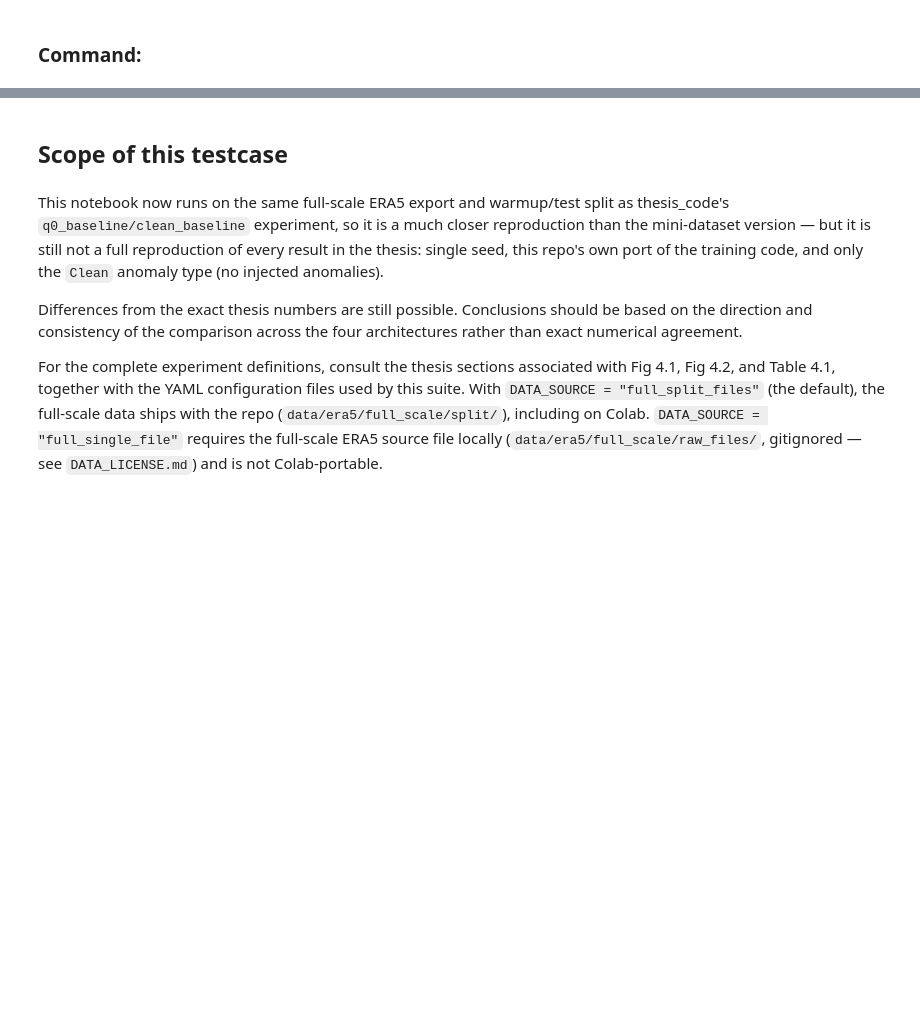
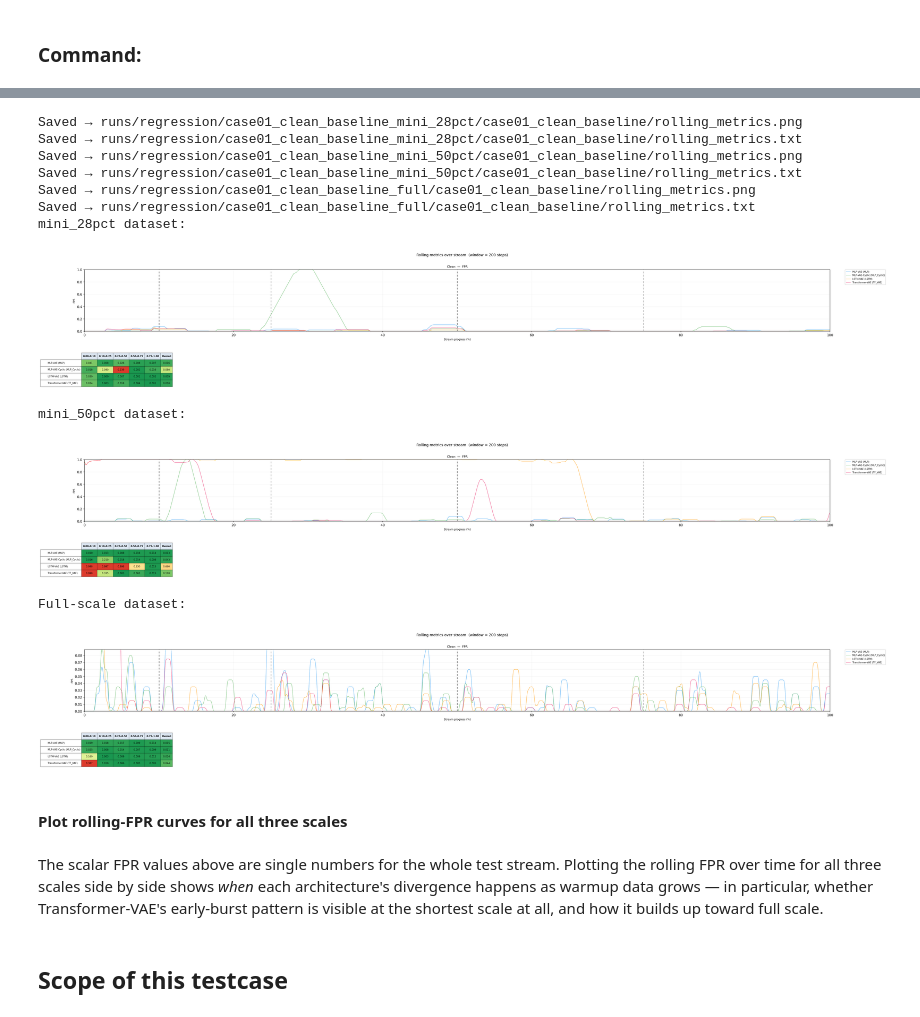
Before and after one commit to hadasecohen/streaming-vae-anomaly-detection, a Jupyter notebook: notebooks/cases/case01_clean_baseline.ipynb, the cells around one changed output, grey strips where cells are left out. Cells and saved outputs as stored; diff of their text form; code cells hidden in the pictures; blank space fills up the shorter version.

```diff
--- a/notebooks/cases/case01_clean_baseline.ipynb
+++ b/notebooks/cases/case01_clean_baseline.ipynb
@@ -472,8 +339,34 @@ Transformer-VAE — latent space (3D UMAP, colored by month):
+# %%
+!python scripts/plot_fpr_over_time.py {MINI28_OUTPUT_DIR}
+!python scripts/plot_fpr_over_time.py {MINI50_OUTPUT_DIR}
+!python scripts/plot_fpr_over_time.py {FULL_OUTPUT_DIR}
+
+from IPython.display import Image, display
+
+print("mini_28pct dataset:")
+display(Image(filename=f"{MINI28_OUTPUT_DIR}/rolling_metrics.png"))
+
+print("mini_50pct dataset:")
+display(Image(filename=f"{MINI50_OUTPUT_DIR}/rolling_metrics.png"))
+
+print("Full-scale dataset:")
+display(Image(filename=f"{FULL_OUTPUT_DIR}/rolling_metrics.png"))
+# %% [output]
+Saved → runs/regression/case01_clean_baseline_mini_28pct/case01_clean_baseline/rolling_metrics.png
+Saved → runs/regression/case01_clean_baseline_mini_28pct/case01_clean_baseline/rolling_metrics.txt
+Saved → runs/regression/case01_clean_baseline_mini_50pct/case01_clean_baseline/rolling_metrics.png
+Saved → runs/regression/case01_clean_baseline_mini_50pct/case01_clean_baseline/rolling_metrics.txt
+Saved → runs/regression/case01_clean_baseline_full/case01_clean_baseline/rolling_metrics.png
+Saved → runs/regression/case01_clean_baseline_full/case01_clean_baseline/rolling_metrics.txt
+mini_28pct dataset:
+[figure, added]
+mini_50pct dataset:
+[figure, added]
+Full-scale dataset:
+[figure, added]
+# %% [markdown]
+#### Plot rolling-FPR curves for all three scales
+# %% [markdown]
+The scalar FPR values above are single numbers for the whole test stream. Plotting the rolling FPR over time for all three scales side by side shows *when* each architecture's divergence happens as warmup data grows — in particular, whether Transformer-VAE's early-burst pattern is visible at the shortest scale at all, and how it builds up toward full scale.
 # %% [markdown]
 ## Scope of this testcase
-# %% [markdown]
-This notebook now runs on the same full-scale ERA5 export and warmup/test split as thesis_code's `q0_baseline/clean_baseline` experiment, so it is a much closer reproduction than the mini-dataset version — but it is still not a full reproduction of every result in the thesis: single seed, this repo's own port of the training code, and only the `Clean` anomaly type (no injected anomalies).
-
-Differences from the exact thesis numbers are still possible. Conclusions should be based on the direction and consistency of the comparison across the four architectures rather than exact numerical agreement.
-
-For the complete experiment definitions, consult the thesis sections associated with Fig 4.1, Fig 4.2, and Table 4.1, together with the YAML configuration files used by this suite. With `DATA_SOURCE = "full_split_files"` (the default), the full-scale data ships with the repo (`data/era5/full_scale/split/`), including on Colab. `DATA_SOURCE = "full_single_file"` requires the full-scale ERA5 source file locally (`data/era5/full_scale/raw_files/`, gitignored — see `DATA_LICENSE.md`) and is not Colab-portable.
```
Also changed, not shown: parts of 51 cells of this notebook, 19 other files.
